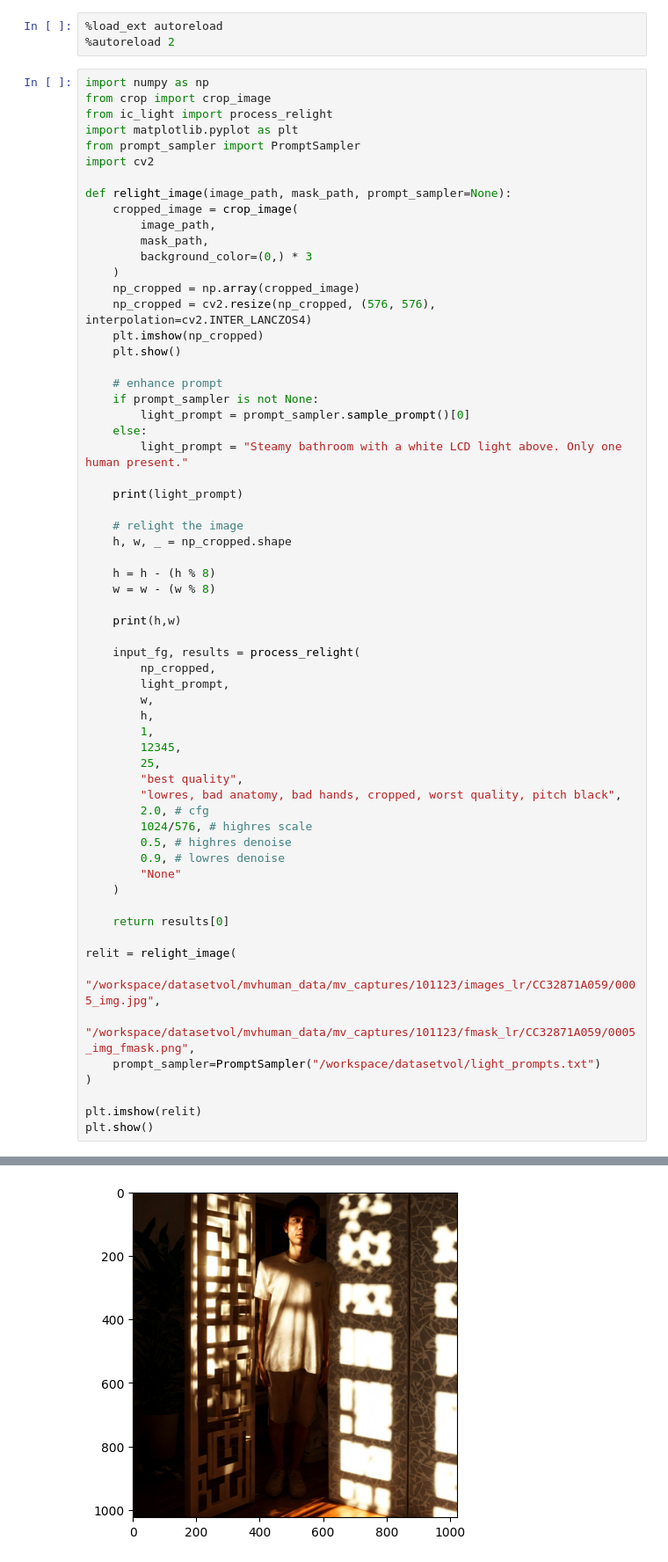
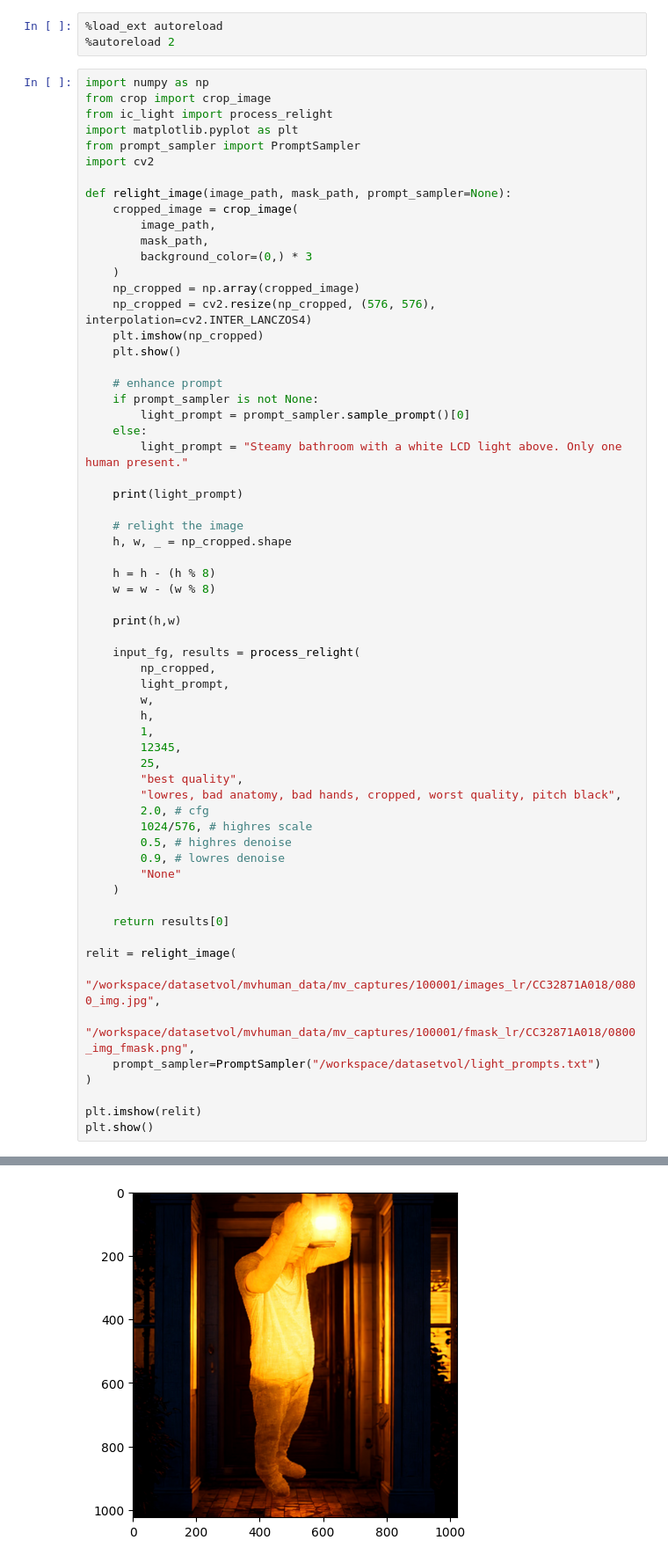
Before and after one commit to stonecodecs/human-synthesis-pipe, a Jupyter notebook: notebook_iclight.ipynb, the cells around one changed output, grey strips where cells are left out. Shown at 88% size. Cells and saved outputs as stored; diff of their text form.

```diff
--- a/notebook_iclight.ipynb
+++ b/notebook_iclight.ipynb
@@ -56,8 +56,8 @@ def relight_image(image_path, mask_path, prompt_sampler=None):
     return results[0]
 
 relit = relight_image(
-    "/workspace/datasetvol/mvhuman_data/mv_captures/101123/images_lr/CC32871A059/0005_img.jpg",
-    "/workspace/datasetvol/mvhuman_data/mv_captures/101123/fmask_lr/CC32871A059/0005_img_fmask.png",
+    "/workspace/datasetvol/mvhuman_data/mv_captures/100001/images_lr/CC32871A018/0800_img.jpg",
+    "/workspace/datasetvol/mvhuman_data/mv_captures/100001/fmask_lr/CC32871A018/0800_img_fmask.png",
     prompt_sampler=PromptSampler("/workspace/datasetvol/light_prompts.txt")
 )
 
@@ -69,2 +69,2 @@ Decorative room divider filters apartment light into artistic patterns that crea
 576 576
-[figure, old version]
+[figure, new version]
```
Also changed, not shown: parts of 1 cell of this notebook, 2 other files.
